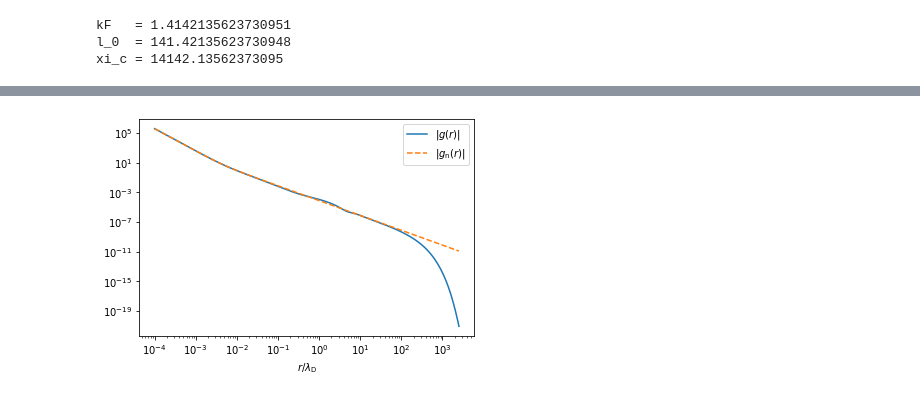
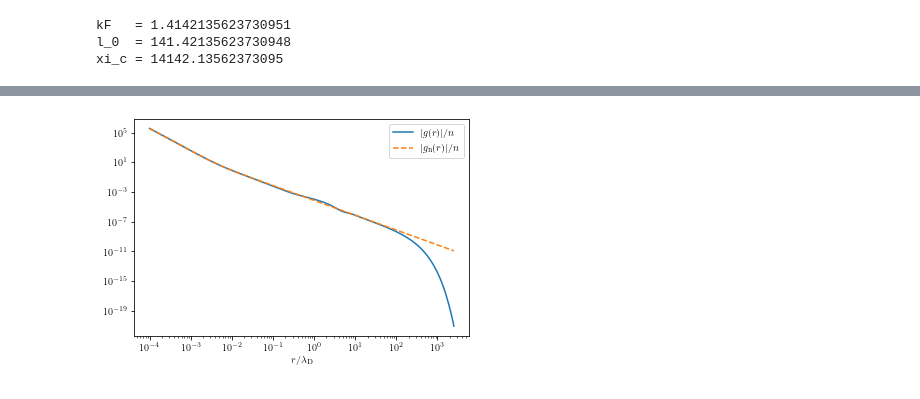
Before and after one commit to Il-Capitano/bsc-thesis, a Jupyter notebook: python/superconducting_state.ipynb, the cells around one changed output, grey strips where cells are left out. Saved outputs shown, nothing was run; the diff lists cells and outputs as text; code cells hidden in the pictures.

```diff
--- a/python/superconducting_state.ipynb
+++ b/python/superconducting_state.ipynb
@@ -2,6 +2,8 @@
 import numpy as np
 import matplotlib.pyplot as plt
 from scipy import integrate, special
+plt.rcParams['text.usetex'] = True
+plt.rcParams['text.latex.preamble'] = r'\usepackage{bm}'
 # %%
 delta = 0.0001
 w0 = 0.01
@@ -153,20 +155,20 @@ plt.show()
 # %%
 rs = np.exp(np.linspace(np.log(1e-4 * l_0), np.log(10**3.4 * l_0), 1000))
 gs = calc_g(rs) / n
 normal_gs = calc_g_normal(rs) / n
 rs_norm = rs / l_0
 
-plt.loglog(rs_norm, np.abs(gs), label='$|g(r)|$')
-plt.plot(rs_norm, np.abs(normal_gs), '--', label=r'$|g_\mathrm{n}(r)|$')
+plt.loglog(rs_norm, np.abs(gs), label='$|g(r)| / n$')
+plt.plot(rs_norm, np.abs(normal_gs), '--', label=r'$|g_\mathrm{n}(r)| / n$')
 plt.xlabel(r'$r / \lambda_\mathrm{D}$')
 plt.ylabel('')
 plt.legend()
 
 plt.savefig("../latex/G_vs_G_n.pdf", format="pdf", bbox_inches="tight")
 
 plt.show()
 # %% [output]
-[figure, old version]
+[figure, new version]
 # %%
 rs = np.exp(np.linspace(np.log(1e-3 * l_0), np.log(1e3 * l_0), 1000))
 rs_norm = rs / l_0
```
Also changed, not shown: parts of 5 cells of this notebook, 13 other files.
